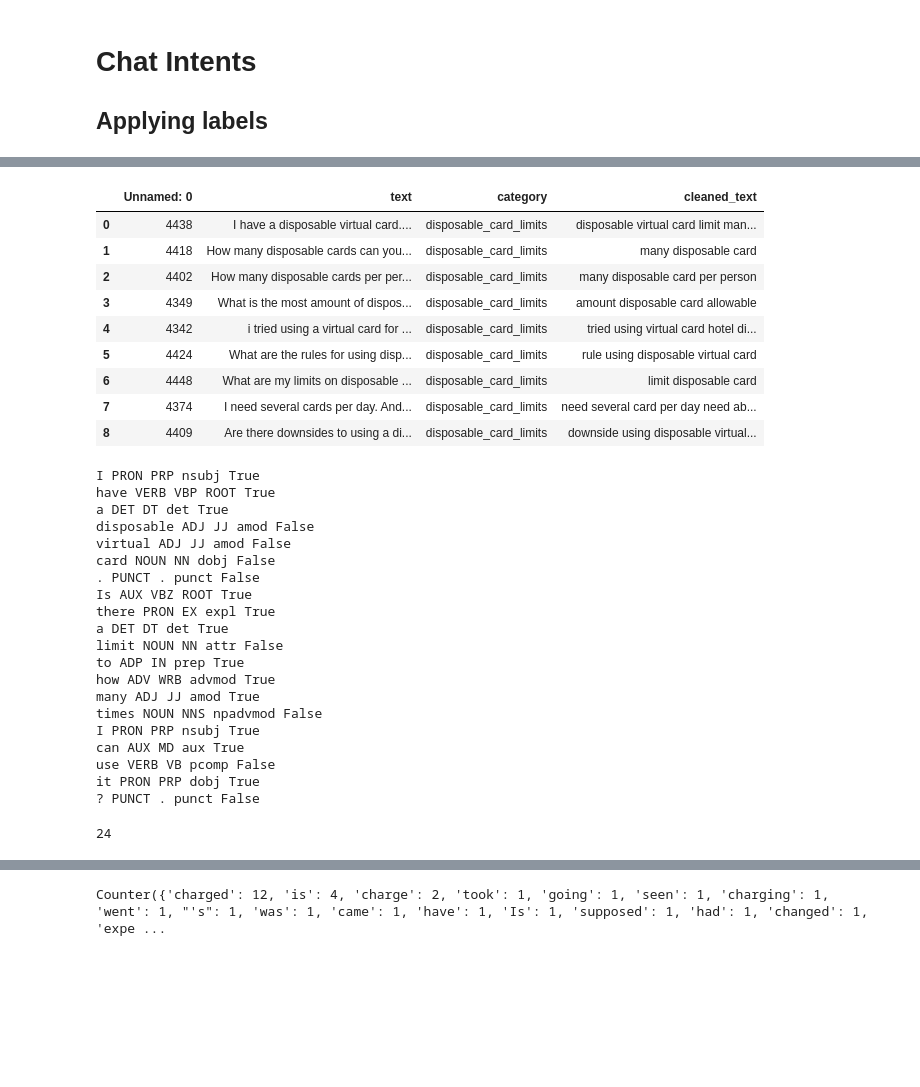
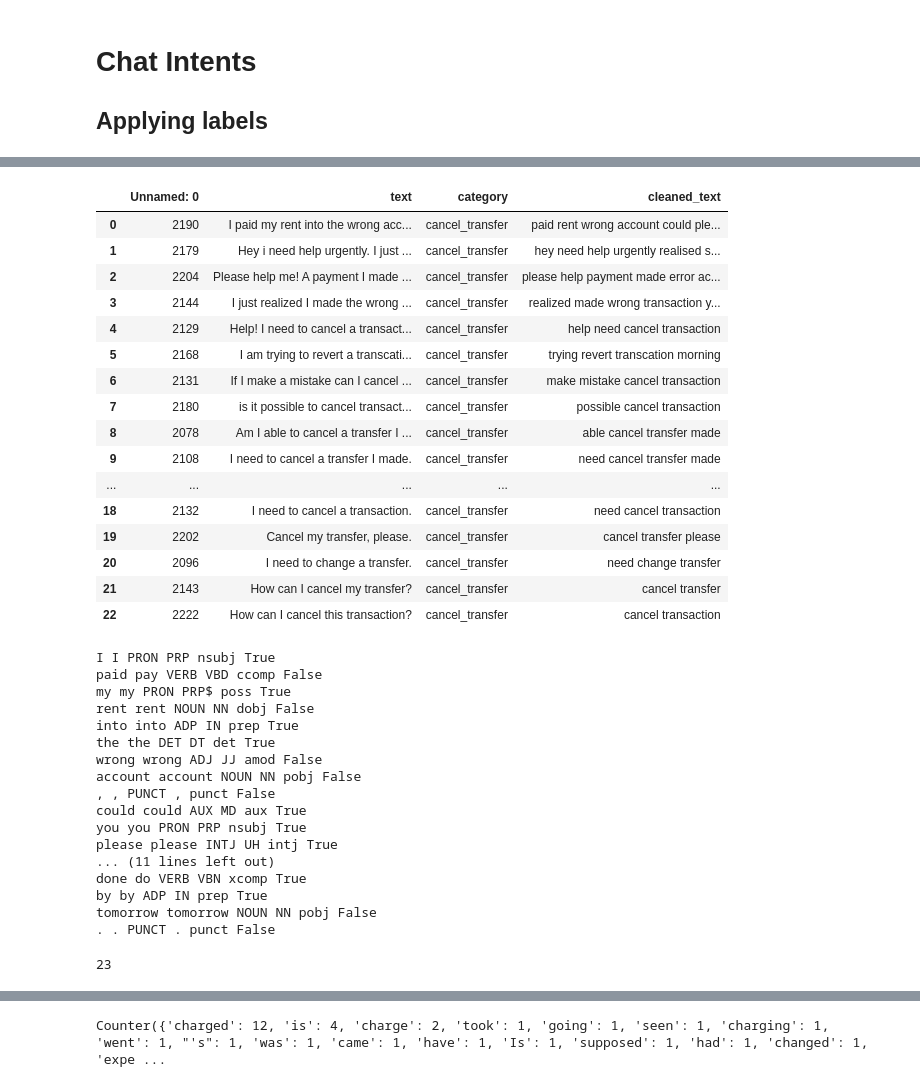
Before and after one commit to dborrelli/chat-intents, a Jupyter notebook: notebooks/06-label-intents.ipynb, the cells around one changed output, grey strips where cells are left out. Drawn from its saved outputs; the diff is of its cells as text; code cells hidden in the pictures; blank space fills up the shorter version.

```diff
--- a/notebooks/06-label-intents.ipynb
+++ b/notebooks/06-label-intents.ipynb
@@ -33,44 +34,48 @@ data_sample.sample(10)
 # %%
 #example_category = data_sample[data_sample['category']=='cash_withdrawal_charge'].reset_index(drop=True)
-example_category = data_sample[data_sample['category']=='disposable_card_limits'].reset_index(drop=True)
+example_category = data_sample[data_sample['category']=='cancel_transfer'].reset_index(drop=True)
 example_category
 # %% [output]
 |  | Unnamed: 0 | text | category | cleaned_text |
-| 0 | 4438 | I have a disposable virtual card.... | disposable_card_limits | disposable virtual card limit man... |
-| 1 | 4418 | How many disposable cards can you... | disposable_card_limits | many disposable card |
-| 2 | 4402 | How many disposable cards per per... | disposable_card_limits | many disposable card per person |
-| 3 | 4349 | What is the most amount of dispos... | disposable_card_limits | amount disposable card allowable |
-| 4 | 4342 | i tried using a virtual card for ... | disposable_card_limits | tried using virtual card hotel di... |
-| 5 | 4424 | What are the rules for using disp... | disposable_card_limits | rule using disposable virtual card |
-| 6 | 4448 | What are my limits on disposable ... | disposable_card_limits | limit disposable card |
-| 7 | 4374 | I need several cards per day. And... | disposable_card_limits | need several card per day need ab... |
-| 8 | 4409 | Are there downsides to using a di... | disposable_card_limits | downside using disposable virtual... |
+| 0 | 2190 | I paid my rent into the wrong acc... | cancel_transfer | paid rent wrong account could ple... |
+| 1 | 2179 | Hey i need help urgently. I just ... | cancel_transfer | hey need help urgently realised s... |
+| 2 | 2204 | Please help me! A payment I made ... | cancel_transfer | please help payment made error ac... |
+| 3 | 2144 | I just realized I made the wrong ... | cancel_transfer | realized made wrong transaction y... |
+| 4 | 2129 | Help! I need to cancel a transact... | cancel_transfer | help need cancel transaction |
+| 5 | 2168 | I am trying to revert a transcati... | cancel_transfer | trying revert transcation morning |
+| 6 | 2131 | If I make a mistake can I cancel ... | cancel_transfer | make mistake cancel transaction |
+| 7 | 2180 | is it possible to cancel transact... | cancel_transfer | possible cancel transaction |
+| 8 | 2078 | Am I able to cancel a transfer I ... | cancel_transfer | able cancel transfer made |
+| 9 | 2108 | I need to cancel a transfer I made. | cancel_transfer | need cancel transfer made |
+| ... | ... | ... | ... | ... |
+| 18 | 2132 | I need to cancel a transaction. | cancel_transfer | need cancel transaction |
+| 19 | 2202 | Cancel my transfer, please. | cancel_transfer | cancel transfer please |
+| 20 | 2096 | I need to change a transfer. | cancel_transfer | need change transfer |
+| 21 | 2143 | How can I cancel my transfer? | cancel_transfer | cancel transfer |
+| 22 | 2222 | How can I cancel this transaction? | cancel_transfer | cancel transaction |
 # %%
 example_doc = nlp(example_category.loc[0,'text'])
 for token in example_doc:
-    print(token.text, token.pos_, token.tag_, token.dep_ , token.is_stop)
+    print(token.text, token.lemma_, token.pos_, token.tag_, token.dep_ , token.is_stop)
 # %% [output]
-I PRON PRP nsubj True
-have VERB VBP ROOT True
-a DET DT det True
-disposable ADJ JJ amod False
-virtual ADJ JJ amod False
-card NOUN NN dobj False
-. PUNCT . punct False
-Is AUX VBZ ROOT True
-there PRON EX expl True
-a DET DT det True
-limit NOUN NN attr False
-to ADP IN prep True
-how ADV WRB advmod True
-many ADJ JJ amod True
-times NOUN NNS npadvmod False
-I PRON PRP nsubj True
-can AUX MD aux True
-use VERB VB pcomp False
-it PRON PRP dobj True
-? PUNCT . punct False
+I I PRON PRP nsubj True
+paid pay VERB VBD ccomp False
+my my PRON PRP$ poss True
+rent rent NOUN NN dobj False
+into into ADP IN prep True
+the the DET DT det True
+wrong wrong ADJ JJ amod False
+account account NOUN NN pobj False
+, , PUNCT , punct False
+could could AUX MD aux True
+you you PRON PRP nsubj True
+please please INTJ UH intj True
+... (11 lines left out)
+done do VERB VBN xcomp True
+by by ADP IN prep True
+tomorrow tomorrow NOUN NN pobj False
+. . PUNCT . punct False
 # %%
 len(example_category)
 # %% [output]
-24
+23
```
Also changed, not shown: parts of 16 cells of this notebook, 1 other file.
